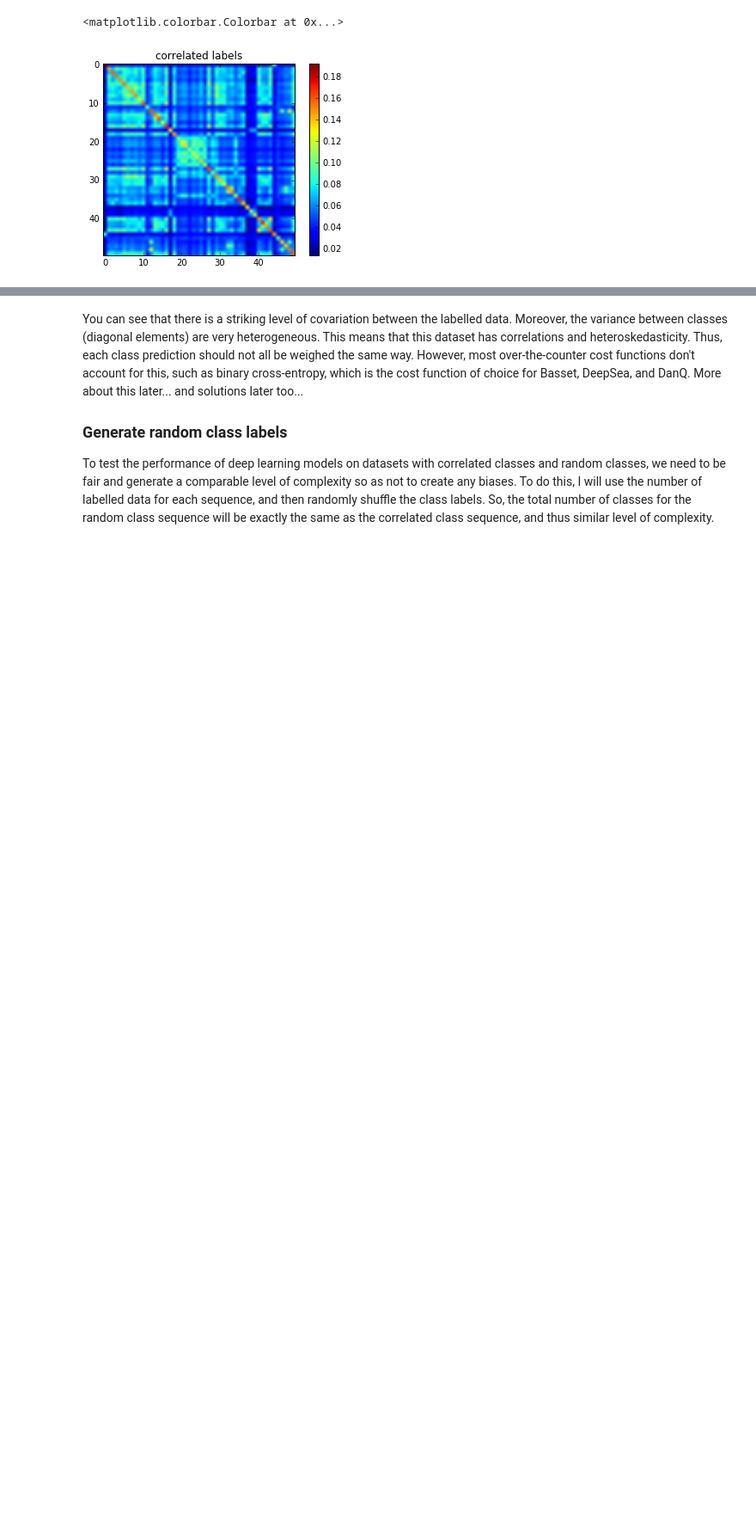
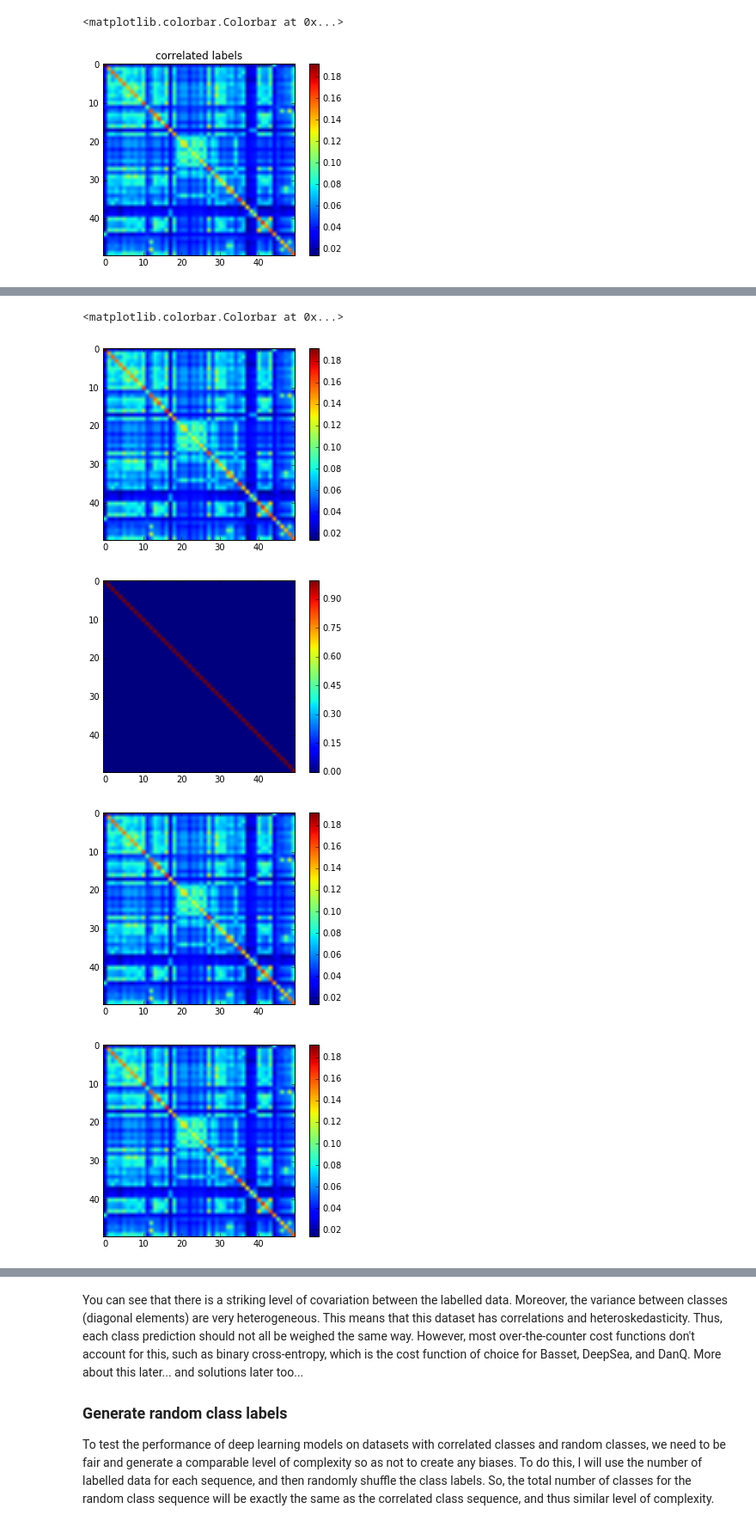
Before and after one commit to p-koo/theanomics, a Jupyter notebook: notebook/Simulating_correlated_sequence_motifs.ipynb, the cells around one changed output, grey strips where cells are left out. Shown at 86% size. Drawn from its saved outputs; the diff is of its cells as text; code cells hidden in the pictures; blank space fills up the shorter version.

```diff
--- a/notebook/Simulating_correlated_sequence_motifs.ipynb
+++ b/notebook/Simulating_correlated_sequence_motifs.ipynb
@@ -100,0 +108,25 @@ plt.colorbar()
+# %%
+C = np.cov(labels.T)
+plt.figure()
+plt.imshow(C)
+plt.colorbar()
+
+L = np.linalg.cholesky(C)
+Linv = np.linalg.inv(L)
+new = np.dot(Linv,labels.T).T
+C = np.cov(new.T)
+plt.figure()
+plt.imshow(C)
+plt.colorbar()
+
+new2 = np.dot(L,new.T).T
+C = np.cov(new2.T)
+plt.figure()
+plt.imshow(C)
+plt.colorbar()
+# %% [output]
+<matplotlib.colorbar.Colorbar at 0x...>
+[figure, added]
+[figure, added]
+[figure, added]
+[figure, added]
```
Also changed, not shown: parts of 4 cells of this notebook, 10 other files.
